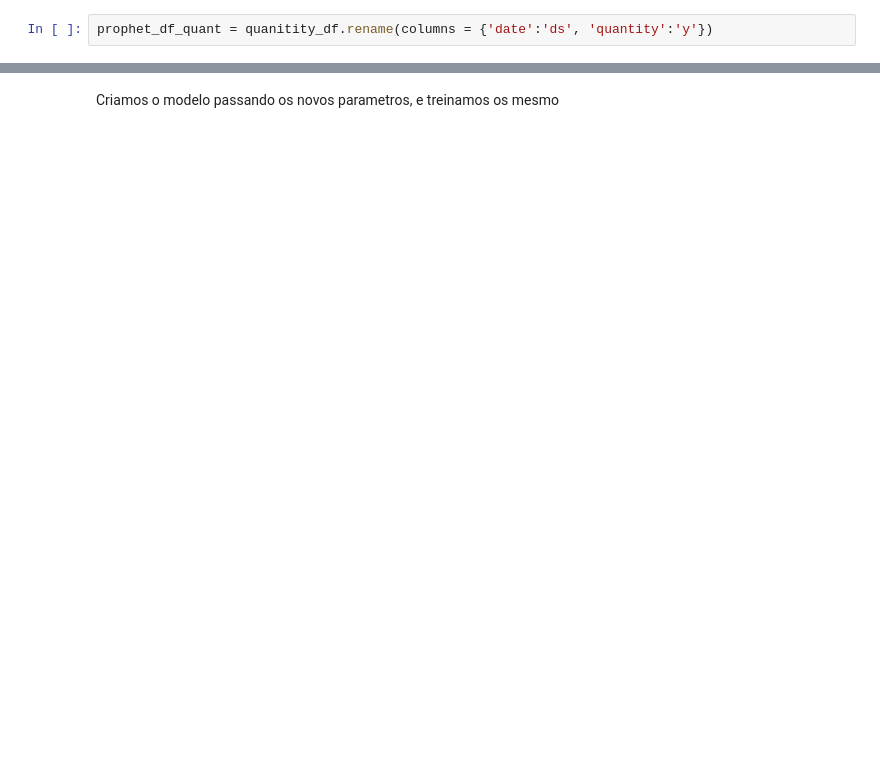
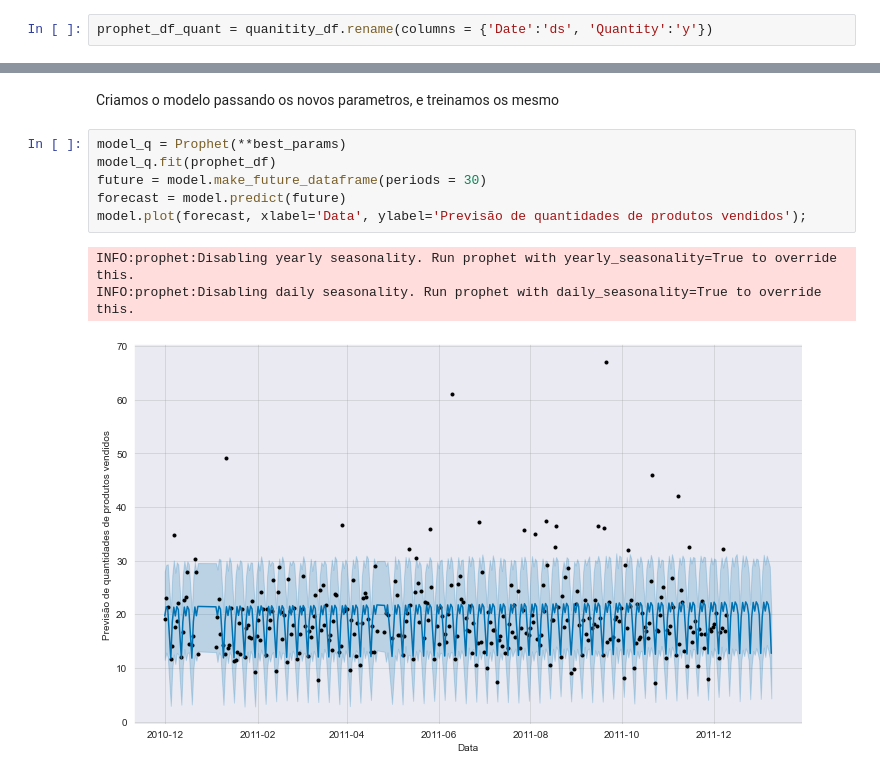
Before and after one commit to cmatheusIA/teste-manfing, a Jupyter notebook: model.ipynb, the cells around one changed output, grey strips where cells are left out. Cells and saved outputs as stored; diff of their text form; blank space fills up the shorter version.

```diff
--- a/model.ipynb
+++ b/model.ipynb
@@ -285,6 +326,6 @@ quanitity_df
 # %% [markdown]
 Feature engineering
 # %%
-prophet_df_quant = quanitity_df.rename(columns = {'date':'ds', 'quantity':'y'})
+prophet_df_quant = quanitity_df.rename(columns = {'Date':'ds', 'Quantity':'y'})
 # %% [markdown]
 modelagem
@@ -344,2 +465,12 @@ print(best_params)
 # %% [markdown]
 Criamos o modelo passando os novos parametros, e treinamos os mesmo
+# %%
+model_q = Prophet(**best_params)
+model_q.fit(prophet_df)
+future = model.make_future_dataframe(periods = 30)
+forecast = model.predict(future)
+model.plot(forecast, xlabel='Data', ylabel='Previsão de quantidades de produtos vendidos');
+# %% [output]
+INFO:prophet:Disabling yearly seasonality. Run prophet with yearly_seasonality=True to override this.
+INFO:prophet:Disabling daily seasonality. Run prophet with daily_seasonality=True to override this.
+[figure, added]
```
Also changed, not shown: parts of 25 cells of this notebook.
